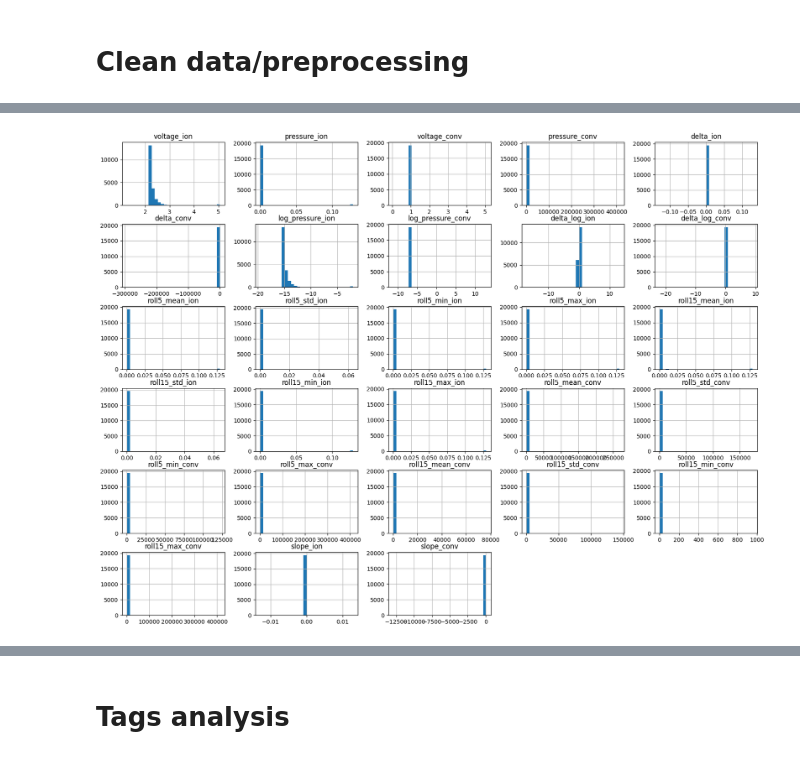
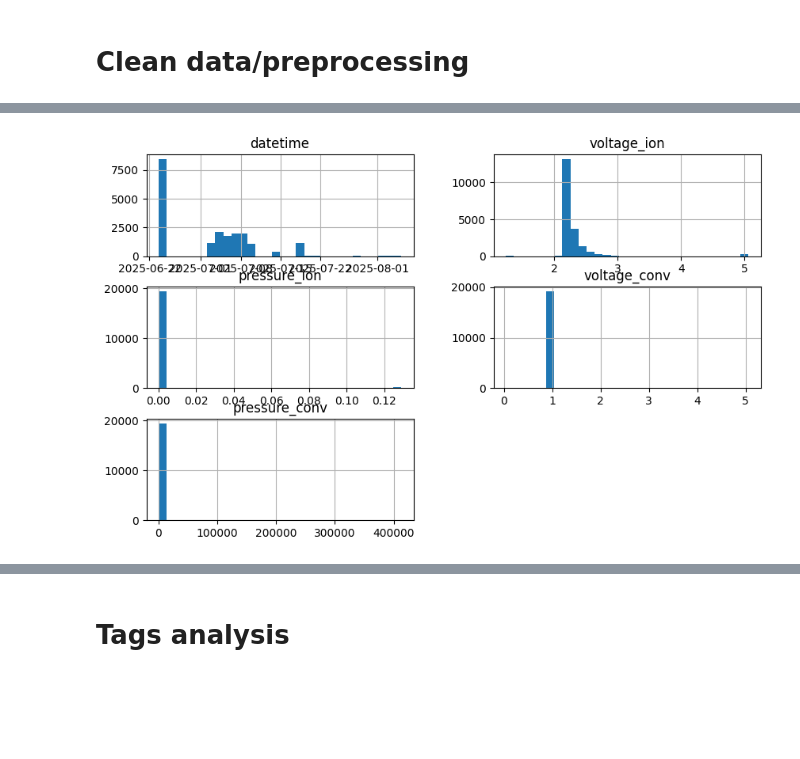
Before and after one commit to CCEW/vacuum_diagnostics, a Jupyter notebook: notebooks/02_edaALL.ipynb, the cells around one changed output, grey strips where cells are left out. Saved outputs shown, nothing was run; the diff lists cells and outputs as text; code cells hidden in the pictures; blank space fills up the shorter version.

```diff
--- a/notebooks/02_edaALL.ipynb
+++ b/notebooks/02_edaALL.ipynb
@@ -37,8 +37,6 @@ Combined data saved to ..\data\processed\merged_all_raw_data.csv
 # Clean data/preprocessing
 # %%
 # drops unnecessary columns like analog and merges date and time to datetime column
-df_cleaned = preprocess(df)
+df_cleaned = basic_clean(df)
 df_cleaned.head()
-df.info()
-df.describe()
 # %% [output]
@@ -71 +73,12 @@ slope_conv           739
 dtype: int64
+# %%
+df_cleaned["IC_unplugged"] = df_cleaned[["voltage_ion", "pressure_ion"]].isna().all(axis=1)
+
+
+df_cleaned["CC_unplugged"] = df_cleaned[["voltage_conv", "pressure_conv"]].isna().all(axis=1)
+
+
+#show only unplugged events
+df_unplugged = df_cleaned[df_cleaned["IC_unplugged"]]
+print(f"\nUnplugged events: {len(df_unplugged)}")
+df_unplugged.head()
@@ -72,5 +97,5 @@ dtype: int64
 # %%
-df_cleaned.hist(bins=30, figsize=(20,15))
+df_cleaned.hist(bins=30, figsize=(10,6))
 plt.show()
 # %% [output]
-[figure, old version]
+[figure, new version]
```
Also changed, not shown: parts of 16 cells of this notebook, 16 other files.
